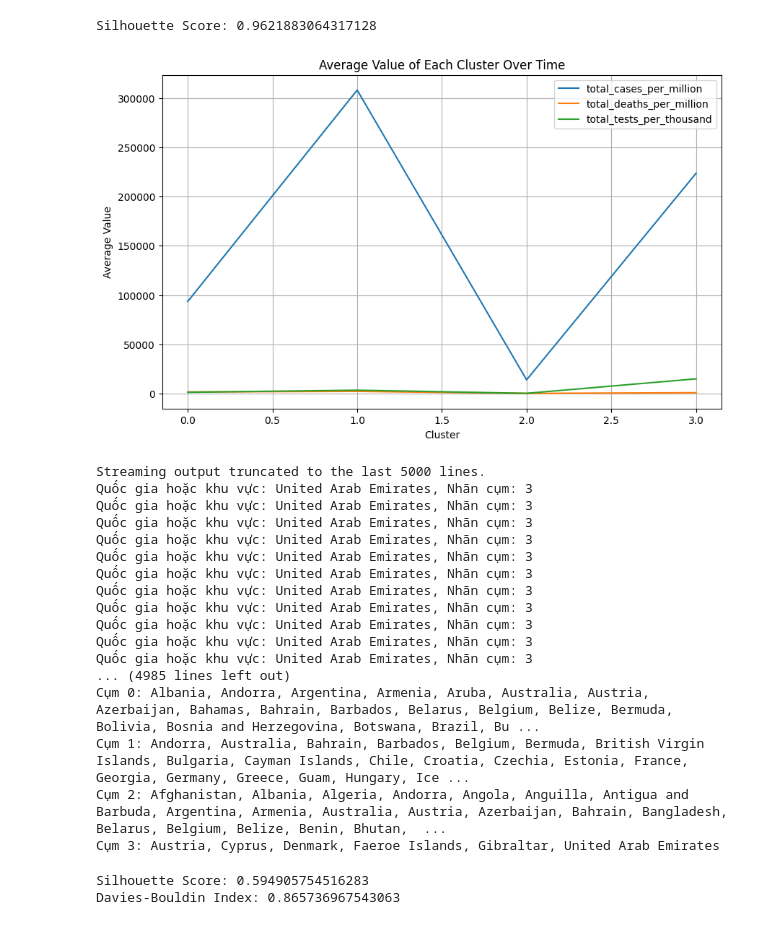
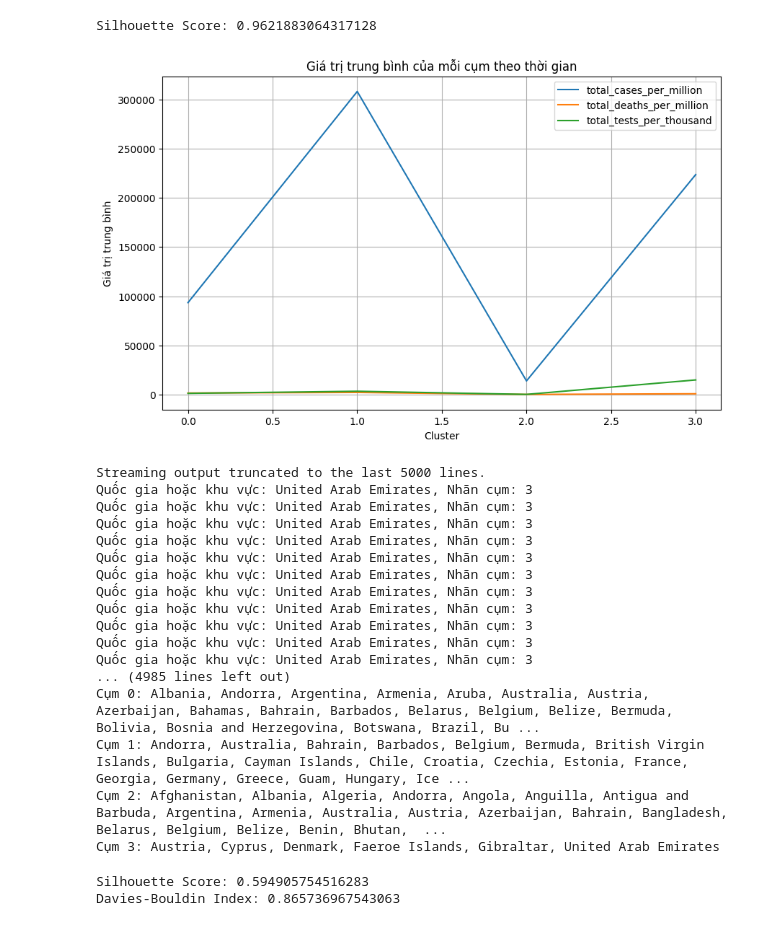
Before and after one commit to hoanganhloan172/Covid_19_analysis_by_PHA_DTD, a Jupyter notebook: BTL CUỐI KÌ/bài_tập_lớn_python.ipynb, the cells around one changed output. Saved outputs shown, nothing was run; the diff lists cells and outputs as text; code cells hidden in the pictures.

```diff
--- a/BTL CUỐI KÌ/bài_tập_lớn_python.ipynb
+++ b/BTL CUỐI KÌ/bài_tập_lớn_python.ipynb
@@ -881,6 +901,7 @@ print("Silhouette Score:", silhouette_avg)
 [figure]
 Silhouette Score: 0.9621883064317128
 # %%
+#Phần b
 import pandas as pd
 from sklearn.cluster import KMeans
 from sklearn.preprocessing import StandardScaler
@@ -910,36 +931,36 @@ data['cluster'] = kmeans.labels_
 # Tạo DataFrame mới để lưu trữ thông tin về giá trị trung bình của mỗi cụm qua thời gian
 cluster_data_mean = pd.DataFrame(columns=features)
 for cluster in sorted(data['cluster'].unique()):
     cluster_data = data[data['cluster'] == cluster]
     cluster_data_mean.loc[cluster] = cluster_data[features].mean()
 
 # Vẽ biểu đồ đường cho giá trị trung bình của mỗi cụm qua thời gian
 plt.figure(figsize=(10, 6))
 for feature in features:
     plt.plot(cluster_data_mean.index, cluster_data_mean[feature], label=feature)
 plt.xlabel('Cluster')
-plt.ylabel('Average Value')
-plt.title('Average Value of Each Cluster Over Time')
+plt.ylabel('Giá trị trung bình')
+plt.title('Giá trị trung bình của mỗi cụm theo thời gian')
 plt.legend()
 plt.grid(True)
 plt.show()
 
 # Đánh giá chất lượng của phân cụm
 silhouette_avg = silhouette_score(scaled_data, kmeans.labels_)
 davies_bouldin_idx = davies_bouldin_score(scaled_data, kmeans.labels_)
 print(f'Silhouette Score: {silhouette_avg}')
 print(f'Davies-Bouldin Index: {davies_bouldin_idx}')
 
 # In ra nhãn của từng quốc gia hoặc khu vực
 for country, label in zip(data['location'], kmeans.labels_):
     print(f'Quốc gia hoặc khu vực: {country}, Nhãn cụm: {label}')
 
 # In ra thông tin về các quốc gia hoặc khu vực trong mỗi cụm
 for cluster in sorted(data['cluster'].unique()):
     cluster_countries = data[data['cluster'] == cluster]['location'].unique()
     print(f'Cụm {cluster}: {", ".join(cluster_countries)}')
 # %% [output]
-[figure, old version]
+[figure, new version]
 Streaming output truncated to the last 5000 lines.
 Quốc gia hoặc khu vực: United Arab Emirates, Nhãn cụm: 3
 Quốc gia hoặc khu vực: United Arab Emirates, Nhãn cụm: 3
```
Also changed, not shown: parts of 8 cells of this notebook.
